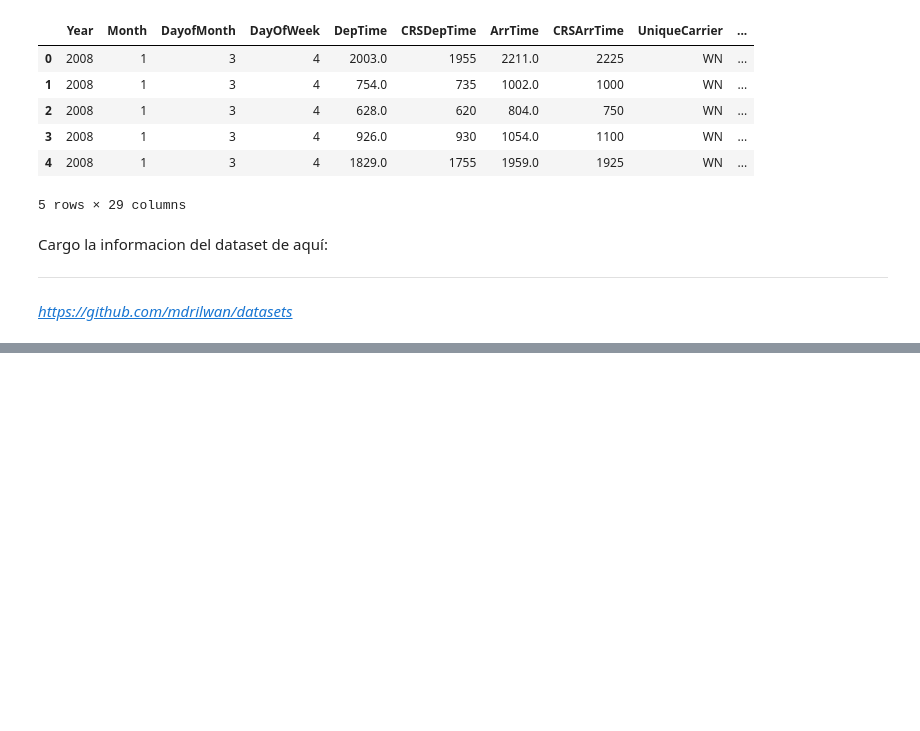
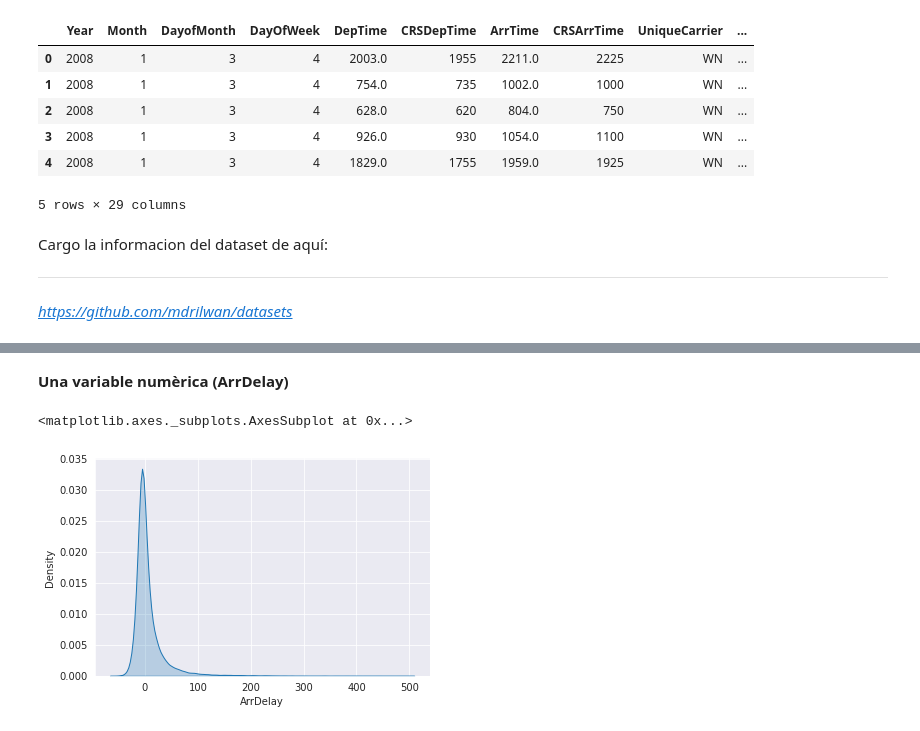
Before and after one commit to JMML2021/0301_visualitzaci-_explorat-ria, a Jupyter notebook: S03_T01_Visualització_gràfica_d'un_dataset.ipynb, the cells around one changed output, grey strips where cells are left out. Cells and saved outputs as stored; diff of their text form; code cells hidden in the pictures; blank space fills up the shorter version.

```diff
--- a/S03_T01_Visualització_gràfica_d'un_dataset.ipynb
+++ b/S03_T01_Visualització_gràfica_d'un_dataset.ipynb
@@ -57,0 +88,9 @@ Cargo la informacion del dataset de aquí:
+# %% [markdown]
+
+**Una variable numèrica (ArrDelay)**
+# %%
+sns.kdeplot(df.ArrDelay, shade = True)
+#sns.kdeplot(df.ArrDelay, cumulative=True)
+# %% [output]
+<matplotlib.axes._subplots.AxesSubplot at 0x...>
+[figure, added]
```
Also changed, not shown: parts of 15 cells of this notebook.
